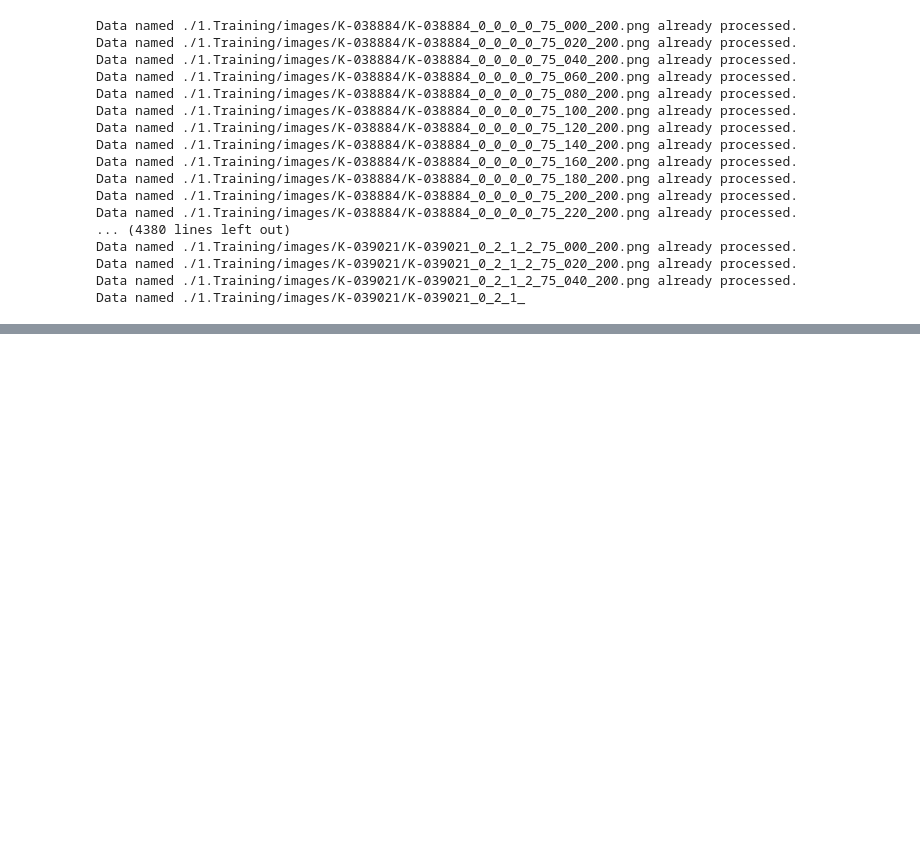
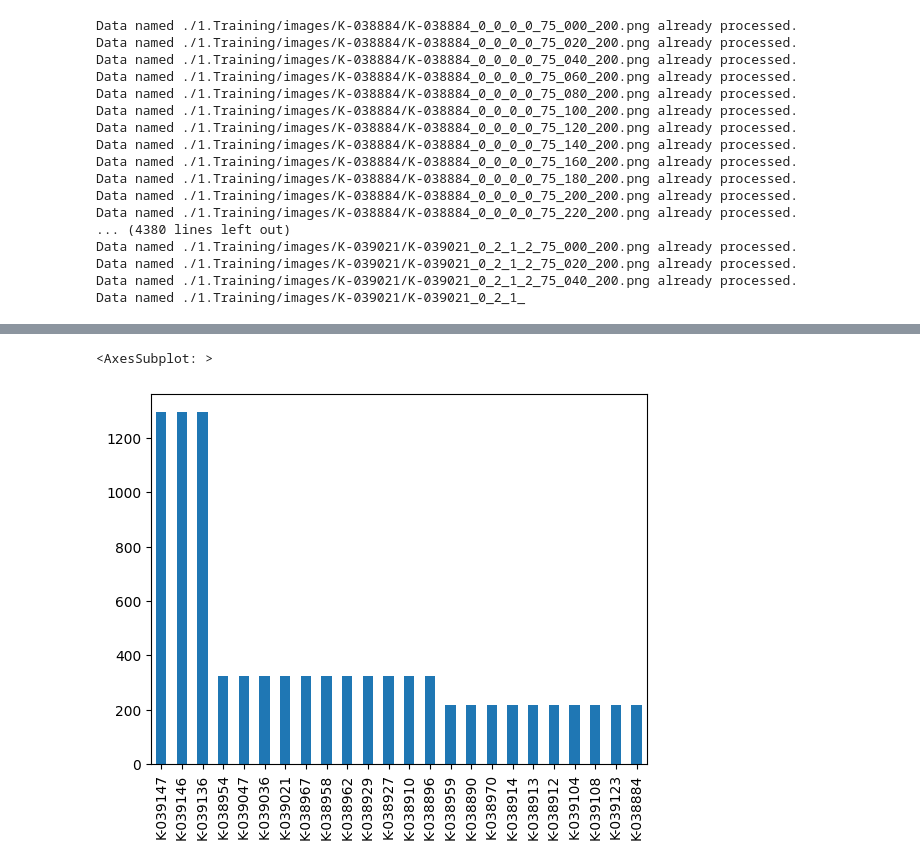
Before and after one commit to rainsky3840/Bootcamp_project, a Jupyter notebook: 김정환/p2_main.ipynb, the cells around one changed output, grey strips where cells are left out. Saved outputs shown, nothing was run; the diff lists cells and outputs as text; code cells hidden in the pictures; blank space fills up the shorter version.

```diff
--- a/김정환/p2_main.ipynb
+++ b/김정환/p2_main.ipynb
@@ -163,0 +155,8 @@ Data named ./1.Training/images/K-039021/K-039021_0_2_1_
+# %%
+#Save PD dataframe to CSV
+
+df_info={'num_id': num_lst, 'file_name': img_lst, 'img_dir': img_fp, 'pill_name': name_lst, 'pill_type': type_lst}
+df_info=pd.DataFrame(df_info)
+df_info.to_csv("./2.Sample/pill_df.csv",index=False)
+df=pd.read_csv("./2.Sample/pill_df.csv")
+df.sample(10).head
@@ -163,0 +181,3 @@ Data named ./1.Training/images/K-039021/K-039021_0_2_1_
+# %%
+cnt_by_id=df['num_id'].value_counts()
+cnt_by_id
@@ -163,0 +202,6 @@ Data named ./1.Training/images/K-039021/K-039021_0_2_1_
+# %%
+#종류별 시각화
+cnt_by_id.plot.bar()
+# %% [output]
+<AxesSubplot: >
+[figure, added]
```
Also changed, not shown: parts of 9 cells of this notebook.
